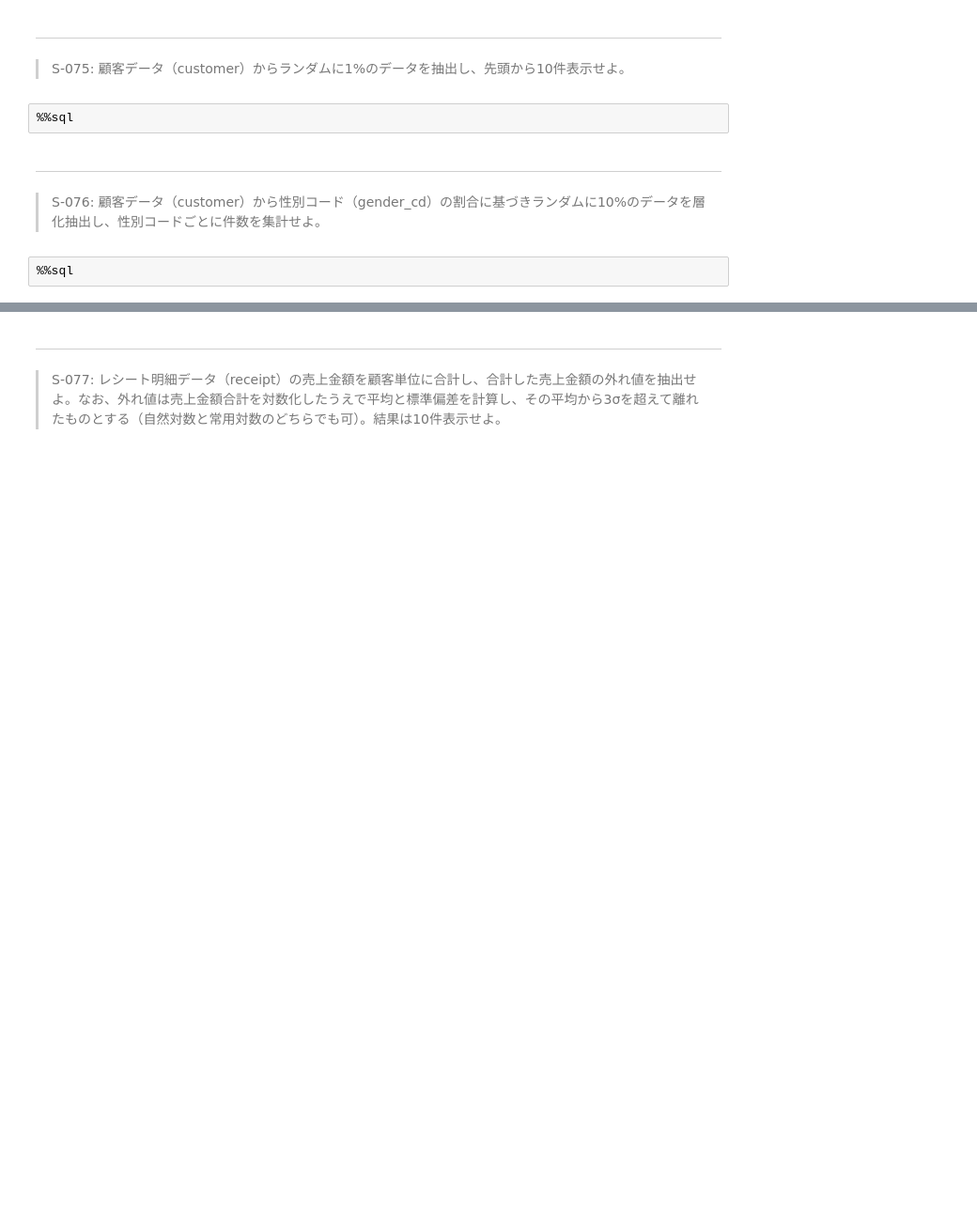
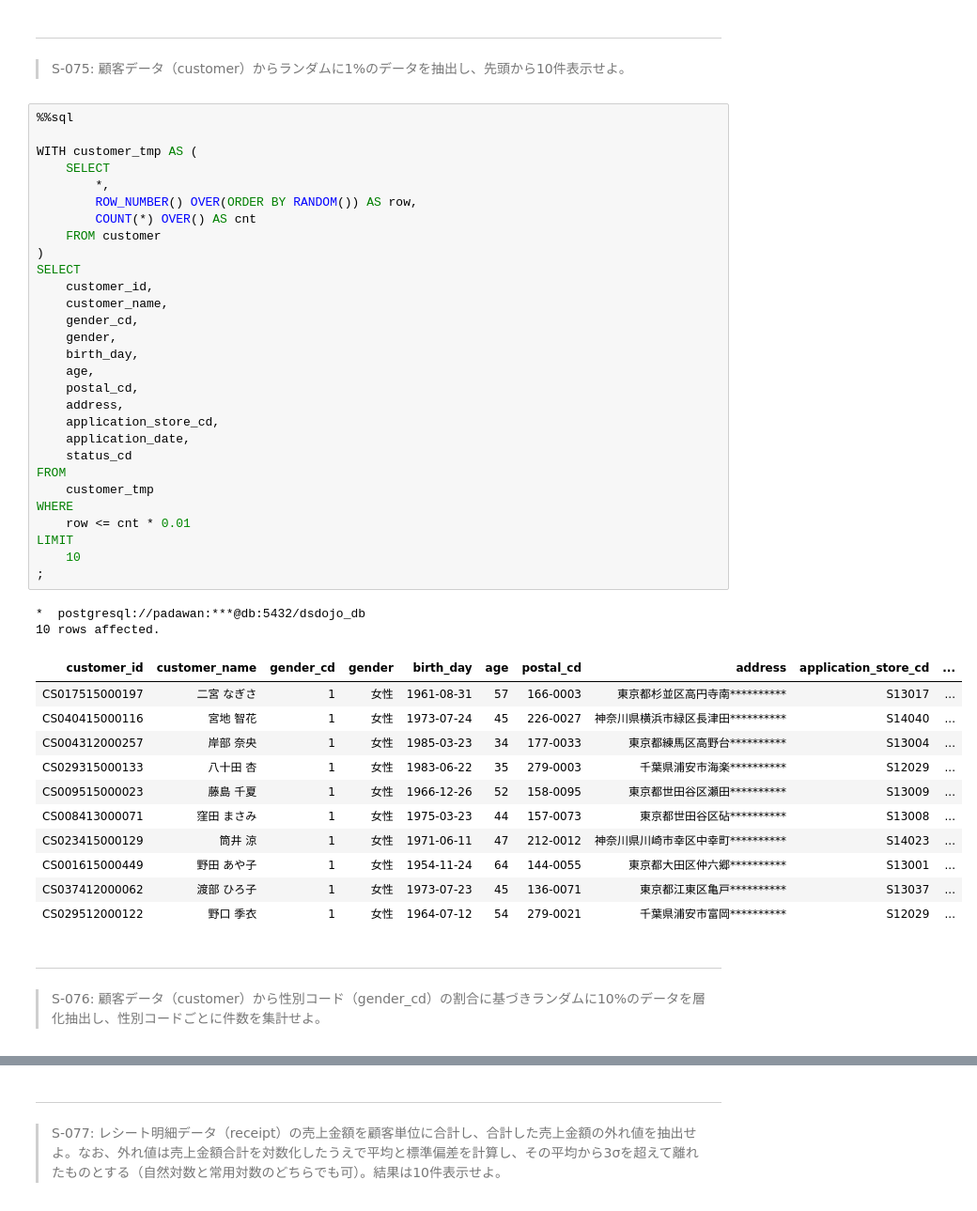
Before and after one commit to palakpaneerer/100knocks-preprocess, a Jupyter notebook: docker/work/preprocess_knock_SQL.ipynb, the cells around one changed output, grey strips where cells are left out. Shown: that part at 94% size. Cells and saved outputs as stored; diff of their text form; blank space fills up the shorter version.

```diff
--- a/docker/work/preprocess_knock_SQL.ipynb
+++ b/docker/work/preprocess_knock_SQL.ipynb
@@ -2026,10 +2437,49 @@ LIMIT
 # %% [markdown]
 ---
 > S-075: 顧客データ（customer）からランダムに1%のデータを抽出し、先頭から10件表示せよ。
-# %%
-%%sql
+# %%
+%%sql
+
+WITH customer_tmp AS (
+    SELECT
+        *,
+        ROW_NUMBER() OVER(ORDER BY RANDOM()) AS row,
+        COUNT(*) OVER() AS cnt
+    FROM customer
+)
+SELECT
+    customer_id,
+    customer_name,
+    gender_cd,
+    gender,
+    birth_day,
+    age,
+    postal_cd,
+    address,
+    application_store_cd,
+    application_date,
+    status_cd
+FROM
+    customer_tmp
+WHERE
+    row <= cnt * 0.01
+LIMIT
+    10
+;
+# %% [output]
+*  postgresql://padawan:***@db:5432/dsdojo_db
+10 rows affected.
+| customer_id | customer_name | gender_cd | gender | birth_day | age | postal_cd | address | application_store_cd | ... |
+| CS017515000197 | 二宮 なぎさ | 1 | 女性 | 1961-08-31 | 57 | 166-0003 | 東京都杉並区高円寺南********** | S13017 | ... |
+| CS040415000116 | 宮地 智花 | 1 | 女性 | 1973-07-24 | 45 | 226-0027 | 神奈川県横浜市緑区長津田********** | S14040 | ... |
+| CS004312000257 | 岸部 奈央 | 1 | 女性 | 1985-03-23 | 34 | 177-0033 | 東京都練馬区高野台********** | S13004 | ... |
+| CS029315000133 | 八十田 杏 | 1 | 女性 | 1983-06-22 | 35 | 279-0003 | 千葉県浦安市海楽********** | S12029 | ... |
+| CS009515000023 | 藤島 千夏 | 1 | 女性 | 1966-12-26 | 52 | 158-0095 | 東京都世田谷区瀬田********** | S13009 | ... |
+| CS008413000071 | 窪田 まさみ | 1 | 女性 | 1975-03-23 | 44 | 157-0073 | 東京都世田谷区砧********** | S13008 | ... |
+| CS023415000129 | 筒井 涼 | 1 | 女性 | 1971-06-11 | 47 | 212-0012 | 神奈川県川崎市幸区中幸町********** | S14023 | ... |
+| CS001615000449 | 野田 あや子 | 1 | 女性 | 1954-11-24 | 64 | 144-0055 | 東京都大田区仲六郷********** | S13001 | ... |
+| CS037412000062 | 渡部 ひろ子 | 1 | 女性 | 1973-07-23 | 45 | 136-0071 | 東京都江東区亀戸********** | S13037 | ... |
+| CS029512000122 | 野口 季衣 | 1 | 女性 | 1964-07-12 | 54 | 279-0021 | 千葉県浦安市富岡********** | S12029 | ... |
 # %% [markdown]
 ---
 > S-076: 顧客データ（customer）から性別コード（gender_cd）の割合に基づきランダムに10%のデータを層化抽出し、性別コードごとに件数を集計せよ。
-# %%
-%%sql
```
Also changed, not shown: parts of 71 cells of this notebook, 1 other file.
